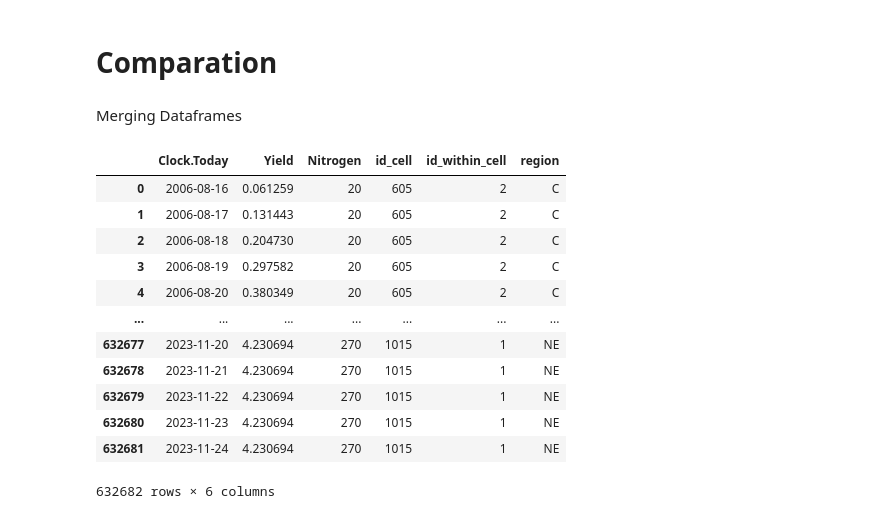
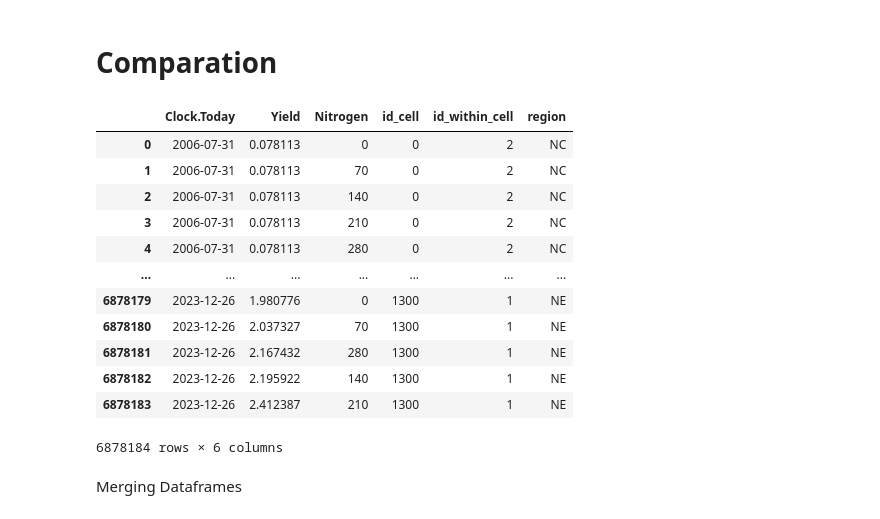
Before and after one commit to Ciampitti-Lab/ApsimxpyModule, a Jupyter notebook: workflow/_6EvaluationNotebooks/ExploratoryAnalysis.ipynb, the cells around one changed output. Drawn from its saved outputs; the diff is of its cells as text; code cells hidden in the pictures.

```diff
--- a/workflow/_6EvaluationNotebooks/ResultsAnalysis.ipynb
+++ b/workflow/_6EvaluationNotebooks/ExploratoryAnalysis.ipynb
@@ -6,12 +6,7 @@ from ipywidgets import interact
 import glob
 import os
 import geopandas as gpd
-
-
-pd.set_option('display.max_rows',100)
-pd.set_option('display.max_columns',100)
 # %% [markdown]
 # Initial Visualization: Time series of Yield
 # %%
-results = pd.read_parquet("/workspace/workflow/_6EvaluationNotebooks/results.parquet", engine="fastparquet")
-results
+results = pd.read_parquet("/workspace/workflow/_6EvaluationNotebooks/less300.parquet", engine="fastparquet")
@@ -112,8 +89,30 @@ plot.show()
 # %% [markdown]
 # Comparation
 # %%
+# Loading fields
+
 folder = "/workspace/workflow/_3AgroDataExtraction"
 geojson_file = glob.glob(os.path.join(folder, "*.geojson"))
 fields=gpd.read_file(geojson_file[0])
-# Selecting a sample
 fields_region=fields[['id_cell','id_within_cell','region']]
+fields_region_indexed = fields_region.set_index(['id_cell', 'id_within_cell'])
+
+results['Yield'] = (results['MaizeYield']+results['SoyBeanYield'])/1000
+results = results[['Clock.Today','Yield','Nitrogen','id_cell','id_within_cell']]
+results_region = results.join(fields_region_indexed, on=['id_cell', 'id_within_cell'])
+
+results_region
+# %% [output]
+|  | Clock.Today | Yield | Nitrogen | id_cell | id_within_cell | region |
+| 0 | 2006-07-31 | 0.078113 | 0 | 0 | 2 | NC |
+| 1 | 2006-07-31 | 0.078113 | 70 | 0 | 2 | NC |
+| 2 | 2006-07-31 | 0.078113 | 140 | 0 | 2 | NC |
+| 3 | 2006-07-31 | 0.078113 | 210 | 0 | 2 | NC |
+| 4 | 2006-07-31 | 0.078113 | 280 | 0 | 2 | NC |
+| ... | ... | ... | ... | ... | ... | ... |
+| 6878179 | 2023-12-26 | 1.980776 | 0 | 1300 | 1 | NE |
+| 6878180 | 2023-12-26 | 2.037327 | 70 | 1300 | 1 | NE |
+| 6878181 | 2023-12-26 | 2.167432 | 280 | 1300 | 1 | NE |
+| 6878182 | 2023-12-26 | 2.195922 | 140 | 1300 | 1 | NE |
+| 6878183 | 2023-12-26 | 2.412387 | 210 | 1300 | 1 | NE |
+6878184 rows × 6 columns
@@ -124,23 +119,3 @@ estimated = estimated[['Clock.Today','Yield','Nitrogen','id_cell','id_within_cel
 # %% [markdown]
 Merging Dataframes
-# %%
-fields_region_indexed = fields_region.set_index(['id_cell', 'id_within_cell'])
-
-estimated_region = estimated.join(fields_region_indexed, on=['id_cell', 'id_within_cell'])
-
-estimated_region
-# %% [output]
-|  | Clock.Today | Yield | Nitrogen | id_cell | id_within_cell | region |
-| 0 | 2006-08-16 | 0.061259 | 20 | 605 | 2 | C |
-| 1 | 2006-08-17 | 0.131443 | 20 | 605 | 2 | C |
-| 2 | 2006-08-18 | 0.204730 | 20 | 605 | 2 | C |
-| 3 | 2006-08-19 | 0.297582 | 20 | 605 | 2 | C |
-| 4 | 2006-08-20 | 0.380349 | 20 | 605 | 2 | C |
-| ... | ... | ... | ... | ... | ... | ... |
-| 632677 | 2023-11-20 | 4.230694 | 270 | 1015 | 1 | NE |
-| 632678 | 2023-11-21 | 4.230694 | 270 | 1015 | 1 | NE |
-| 632679 | 2023-11-22 | 4.230694 | 270 | 1015 | 1 | NE |
-| 632680 | 2023-11-23 | 4.230694 | 270 | 1015 | 1 | NE |
-| 632681 | 2023-11-24 | 4.230694 | 270 | 1015 | 1 | NE |
-632682 rows × 6 columns
 # %%
```
Also changed, not shown: parts of 7 cells of this notebook, 2 other files.
